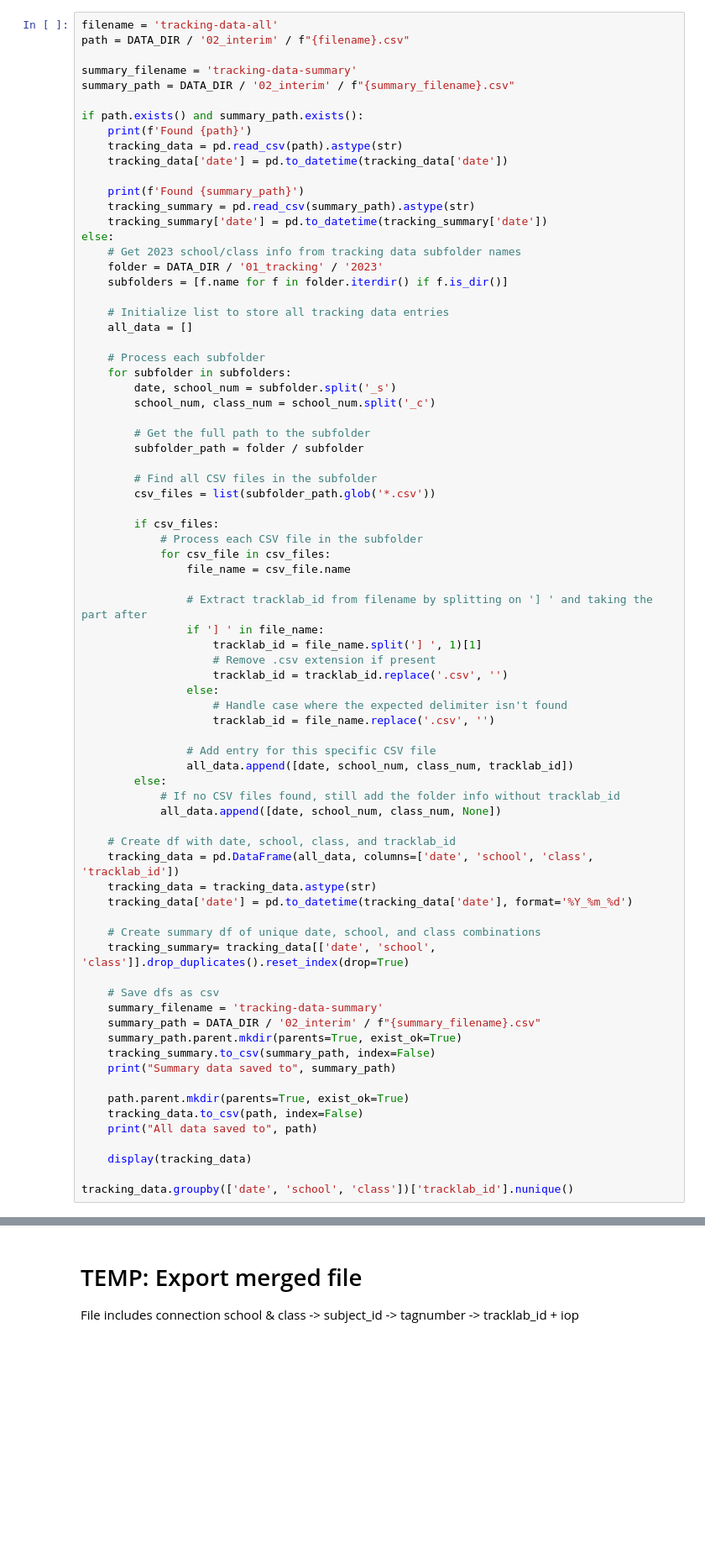
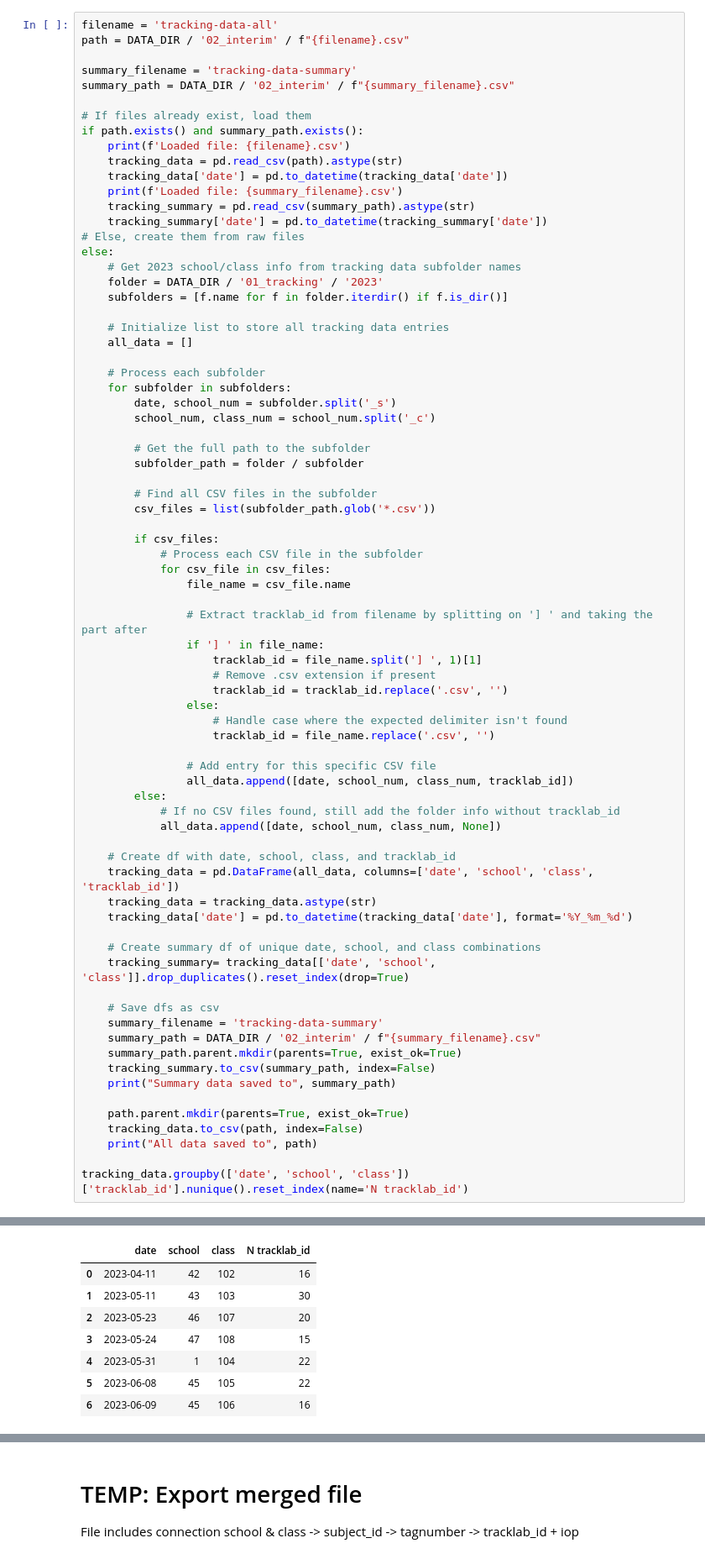
Before and after one commit to majaazdaja/dsp, a Jupyter notebook: notebooks/survey-data.ipynb, the cells around one changed output, grey strips where cells are left out. Shown: that part at 84% size. Drawn from its saved outputs; the diff is of its cells as text; blank space fills up the shorter version.

```diff
--- a/notebooks/survey-data.ipynb
+++ b/notebooks/survey-data.ipynb
@@ -28,14 +37,15 @@ path = DATA_DIR / '02_interim' / f"{filename}.csv"
 summary_filename = 'tracking-data-summary'
 summary_path = DATA_DIR / '02_interim' / f"{summary_filename}.csv"
 
+# If files already exist, load them
 if path.exists() and summary_path.exists():
-    print(f'Found {path}')
+    print(f'Loaded file: {filename}.csv')
     tracking_data = pd.read_csv(path).astype(str)
     tracking_data['date'] = pd.to_datetime(tracking_data['date'])
-
-    print(f'Found {summary_path}')
+    print(f'Loaded file: {summary_filename}.csv')
     tracking_summary = pd.read_csv(summary_path).astype(str)
     tracking_summary['date'] = pd.to_datetime(tracking_summary['date'])
+# Else, create them from raw files
 else:
     # Get 2023 school/class info from tracking data subfolder names
     folder = DATA_DIR / '01_tracking' / '2023'
@@ -94,7 +104,5 @@ else:
     tracking_data.to_csv(path, index=False)
     print("All data saved to", path)
 
-    display(tracking_data)
-
-tracking_data.groupby(['date', 'school', 'class'])['tracklab_id'].nunique()
+tracking_data.groupby(['date', 'school', 'class'])['tracklab_id'].nunique().reset_index(name='N tracklab_id')
 # %% [output]
@@ -112 +111,9 @@ Name: tracklab_id, dtype: int64
+|  | date | school | class | N tracklab_id |
+| 0 | 2023-04-11 | 42 | 102 | 16 |
+| 1 | 2023-05-11 | 43 | 103 | 30 |
+| 2 | 2023-05-23 | 46 | 107 | 20 |
+| 3 | 2023-05-24 | 47 | 108 | 15 |
+| 4 | 2023-05-31 | 1 | 104 | 22 |
+| 5 | 2023-06-08 | 45 | 105 | 22 |
+| 6 | 2023-06-09 | 45 | 106 | 16 |
 # %% [markdown]
```
Also changed, not shown: parts of 41 cells of this notebook.
